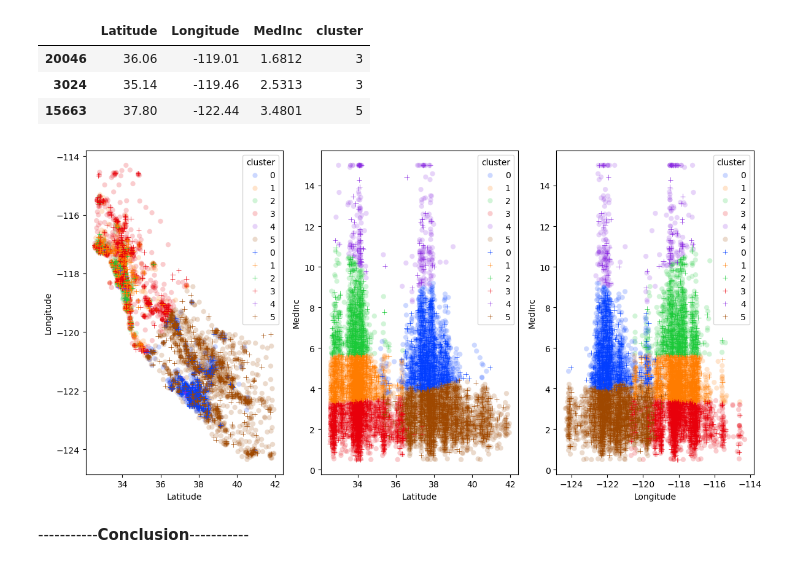
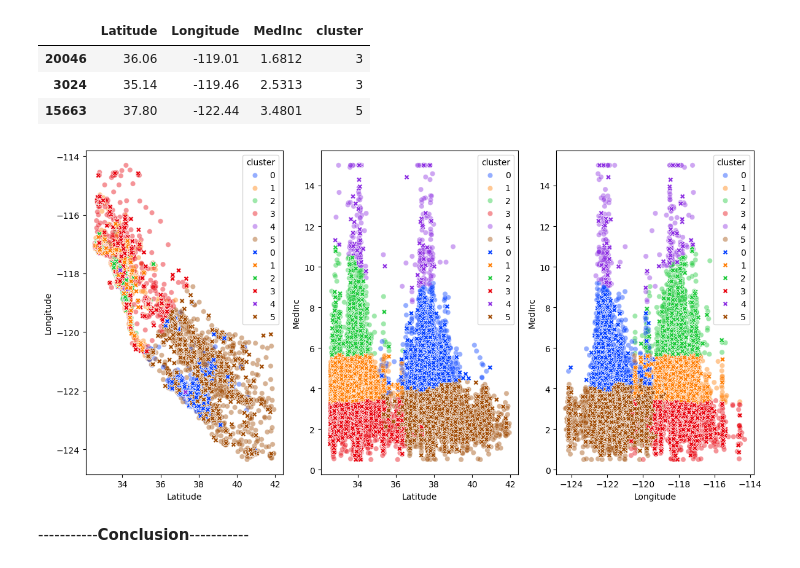
Before and after one commit to FerminRomeroBleda/Ferm-n-Romero-K-means, a Jupyter notebook: src/K-means.ipynb, the cells around one changed output. Cells and saved outputs as stored; diff of their text form; code cells hidden in the pictures.

```diff
--- a/src/K-means.ipynb
+++ b/src/K-means.ipynb
@@ -215,55 +239,55 @@ sns.scatterplot(ax = axis[0],
                    x = "Latitude",
                      y = "Longitude",
                        hue = "cluster",
-                         palette = "bright", alpha = 0.2)
+                         palette = "bright", alpha = 0.42)
 
 sns.scatterplot(ax = axis[1],
                  data = X_train,
                    x = "Latitude",
                      y = "MedInc",
                        hue = "cluster",
-                         palette = "bright", alpha = 0.2)
+                         palette = "bright", alpha = 0.42)
 
 sns.scatterplot(ax = axis[2],
                  data = X_train,
                    x = "Longitude",
                      y = "MedInc",
                        hue = "cluster",
-                         palette = "bright", alpha = 0.2)
+                         palette = "bright", alpha = 0.42)
 
 # X_test
 # =================================================================
 
 sns.scatterplot(ax = axis[0],
                  data = X_test,
                    x = "Latitude",
                      y = "Longitude",
                        hue = "cluster",
                          palette = "bright",
-                           marker = "+")
+                           marker = "X")
 
 sns.scatterplot(ax = axis[1],
                  data = X_test,
                    x = "Latitude",
                      y = "MedInc",
                        hue = "cluster",
                          palette = "bright",
-                           marker = "+")
+                           marker = "X")
 
 sns.scatterplot(ax = axis[2],
                  data = X_test,
                    x = "Longitude",
                      y = "MedInc",
                        hue = "cluster",
                          palette = "bright",
-                           marker = "+")
+                           marker = "X")
 
 plt.tight_layout()
 
 
 plt.show()
 # %% [output]
-[figure, old version]
+[figure, new version]
 # %% [markdown]
 -----------**Conclusion**-----------
 # %% [markdown]
```
Also changed, not shown: parts of 13 cells of this notebook.
